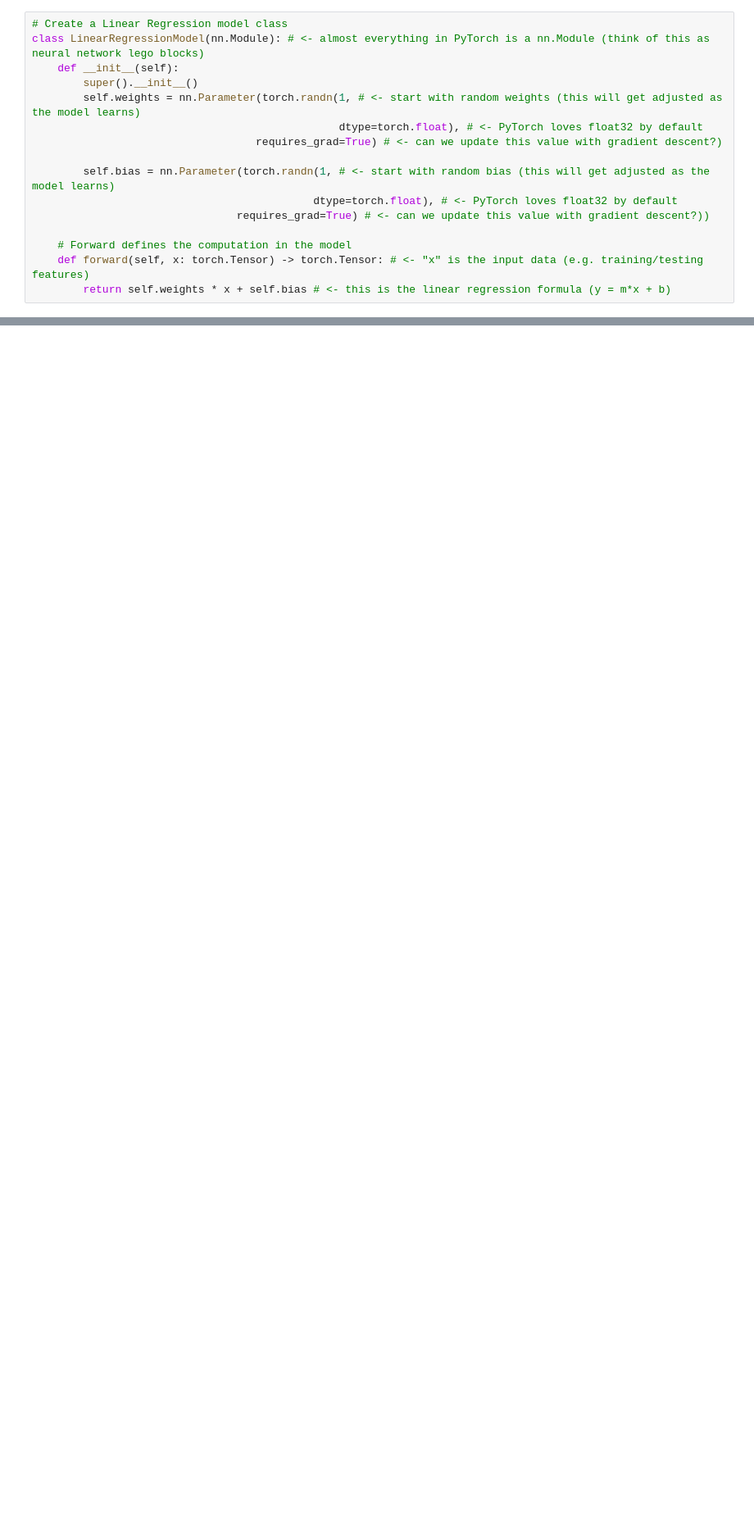
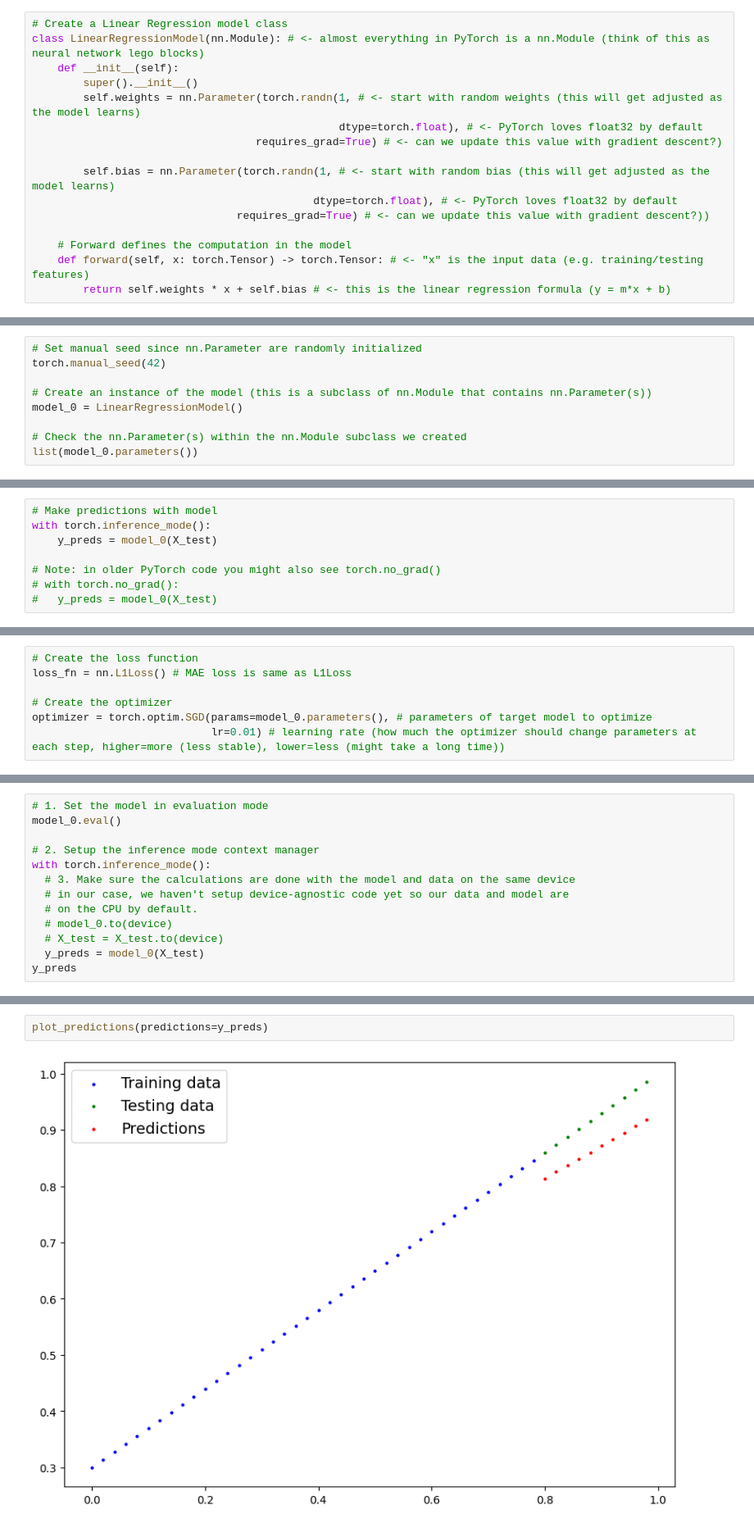
Before and after one commit to devesssi/dl-playground, a Jupyter notebook: day04_model_building_essentials.ipynb, the cells around one changed output, grey strips where cells are left out. Shown at 82% size. Saved outputs shown, nothing was run; the diff lists cells and outputs as text; blank space fills up the shorter version.

```diff
--- a/day04_model_building_essentials.ipynb
+++ b/day04_model_building_essentials.ipynb
@@ -193,0 +100,9 @@ class LinearRegressionModel(nn.Module): # <- almost everything in PyTorch is a n
+# %%
+# Set manual seed since nn.Parameter are randomly initialized
+torch.manual_seed(42)
+
+# Create an instance of the model (this is a subclass of nn.Module that contains nn.Parameter(s))
+model_0 = LinearRegressionModel()
+
+# Check the nn.Parameter(s) within the nn.Module subclass we created
+list(model_0.parameters())
@@ -193,0 +119,8 @@ class LinearRegressionModel(nn.Module): # <- almost everything in PyTorch is a n
+# %%
+# Make predictions with model
+with torch.inference_mode():
+    y_preds = model_0(X_test)
+
+# Note: in older PyTorch code you might also see torch.no_grad()
+# with torch.no_grad():
+#   y_preds = model_0(X_test)
@@ -193,0 +146,7 @@ class LinearRegressionModel(nn.Module): # <- almost everything in PyTorch is a n
+# %%
+# Create the loss function
+loss_fn = nn.L1Loss() # MAE loss is same as L1Loss
+
+# Create the optimizer
+optimizer = torch.optim.SGD(params=model_0.parameters(), # parameters of target model to optimize
+                            lr=0.01) # learning rate (how much the optimizer should change parameters at each step, higher=more (less stable), lower=less (might take a long time))
@@ -193,0 +227,13 @@ class LinearRegressionModel(nn.Module): # <- almost everything in PyTorch is a n
+# %%
+# 1. Set the model in evaluation mode
+model_0.eval()
+
+# 2. Setup the inference mode context manager
+with torch.inference_mode():
+  # 3. Make sure the calculations are done with the model and data on the same device
+  # in our case, we haven't setup device-agnostic code yet so our data and model are
+  # on the CPU by default.
+  # model_0.to(device)
+  # X_test = X_test.to(device)
+  y_preds = model_0(X_test)
+y_preds
@@ -193,0 +251,4 @@ class LinearRegressionModel(nn.Module): # <- almost everything in PyTorch is a n
+# %%
+plot_predictions(predictions=y_preds)
+# %% [output]
+[figure, added]
```
Also changed, not shown: parts of 48 cells of this notebook.
